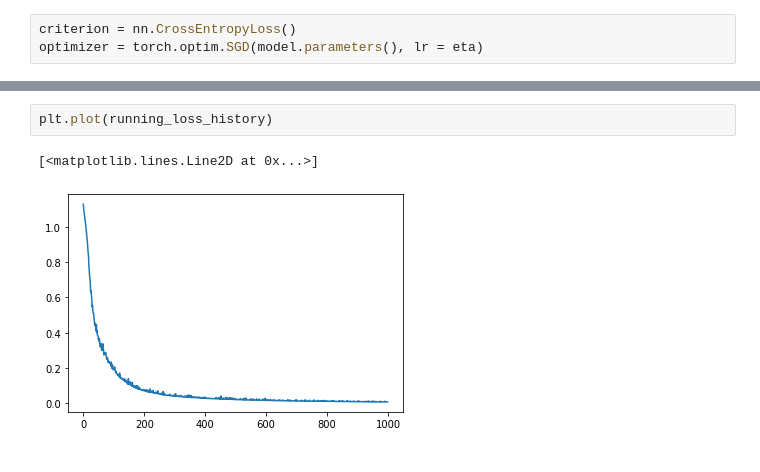
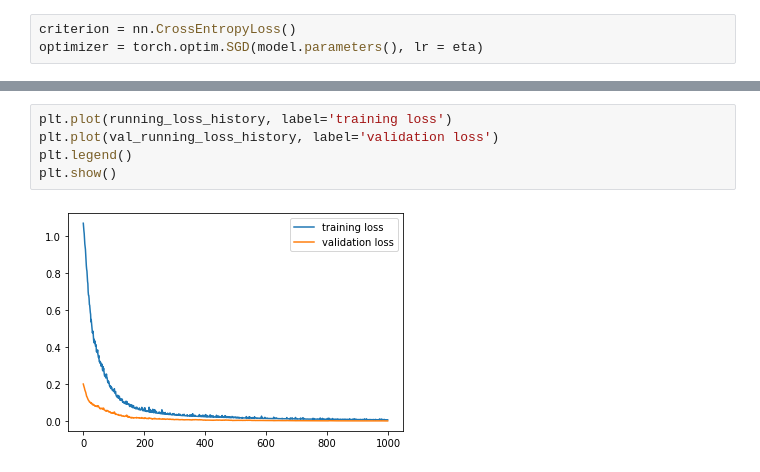
Before and after one commit to BoshiLee/pytorch_learning, a Jupyter notebook: iris_sgd.ipynb, the cells around one changed output, grey strips where cells are left out. Cells and saved outputs as stored; diff of their text form.

```diff
--- a/iris_sgd.ipynb
+++ b/iris_sgd.ipynb
@@ -206,5 +216,7 @@ plt.plot(running_correct_history)
-# %%
-plt.plot(running_loss_history)
-# %% [output]
-[<matplotlib.lines.Line2D at 0x...>]
-[figure, removed]
+# %%
+plt.plot(running_loss_history, label='training loss')
+plt.plot(val_running_loss_history, label='validation loss')
+plt.legend()
+plt.show()
+# %% [output]
+[figure, added]
```
Also changed, not shown: parts of 4 cells of this notebook.
